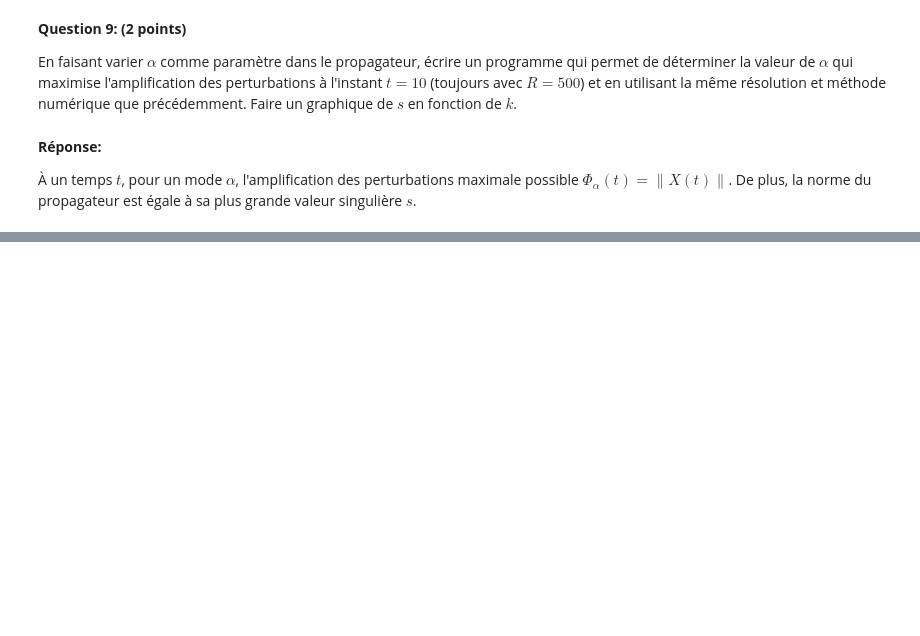
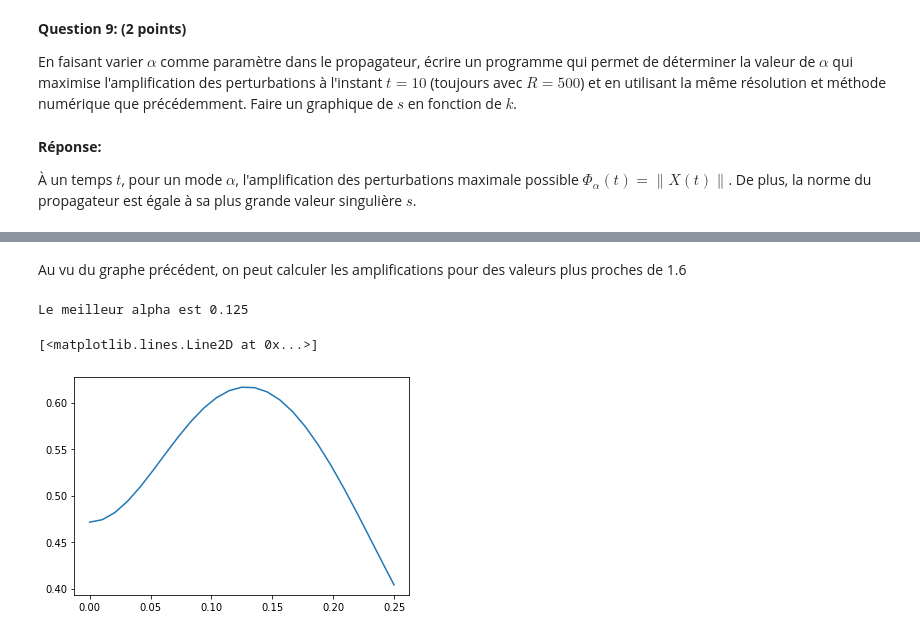
Before and after one commit to MWeytens/Orr-Sommerfeld, a Jupyter notebook: Orr-Sommerfeld.ipynb, the cells around one changed output, grey strips where cells are left out. Drawn from its saved outputs; the diff is of its cells as text; code cells hidden in the pictures; blank space fills up the shorter version.

```diff
--- a/Orr-Sommerfeld.ipynb
+++ b/Orr-Sommerfeld.ipynb
@@ -720,0 +701,24 @@ pyplot.plot(alphas,ss)
+# %% [markdown]
+Au vu du graphe précédent, on peut calculer les amplifications pour des valeurs plus proches de 1.6
+# %%
+alphas = numpy.linspace(0,0.25,num=25)
+best_alpha, amp_max = None, 0
+
+ss = []
+# Pour chaque valeure de alhpha, on calcule l'amplification maximale
+for alpha in alphas:
+    current = get_max_amp(alpha,y,L_v(N-4, dy, y[2:N-2], 500, alpha))
+    ss.append(current)
+    # on fait en sorte qu'à la fin, le best_alpha soit celui qui correspond à la plus grande des amplifications maximales
+    if current > amp_max:
+        best_alpha = alpha
+        amp_max = current
+print('Le meilleur alpha est',best_alpha)
+pyplot.plot(alphas,ss)
+pyplot.suptitle('Perturbation maximale en fonction de alpha')
+pyplot.xlabel(r'$\alpha$')
+pyplot.ylabel('amplification maximale')
+# %% [output]
+Le meilleur alpha est 0.125
+[<matplotlib.lines.Line2D at 0x...>]
+[figure, added]
```
Also changed, not shown: parts of 15 cells of this notebook.
